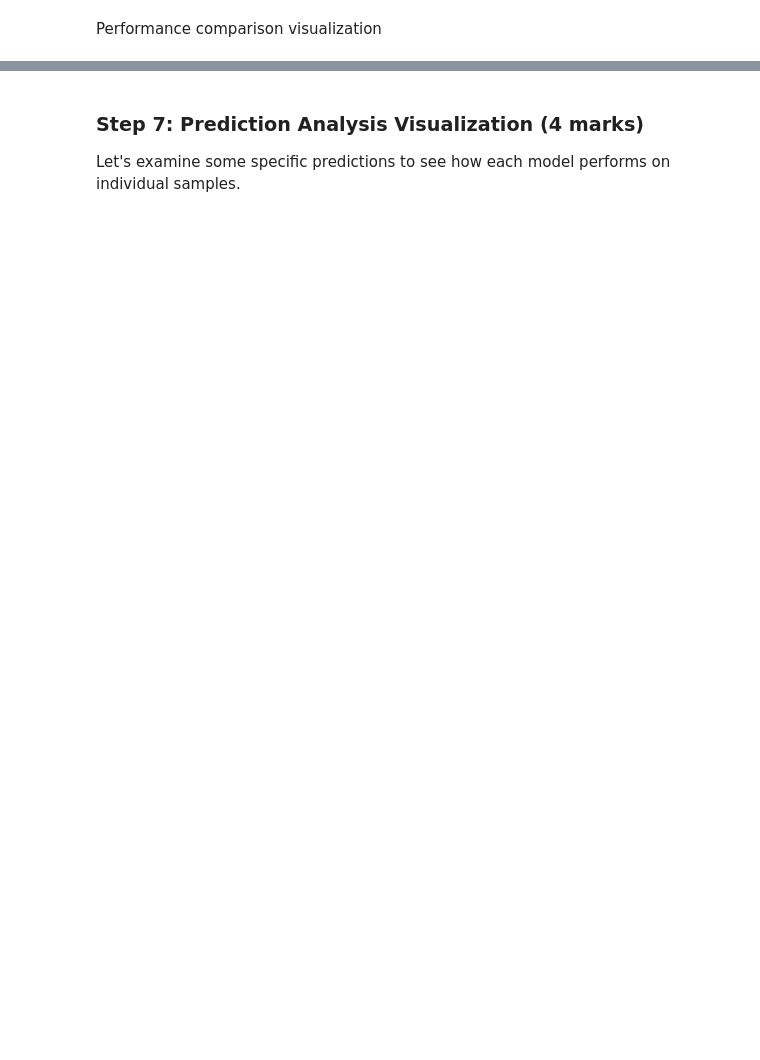
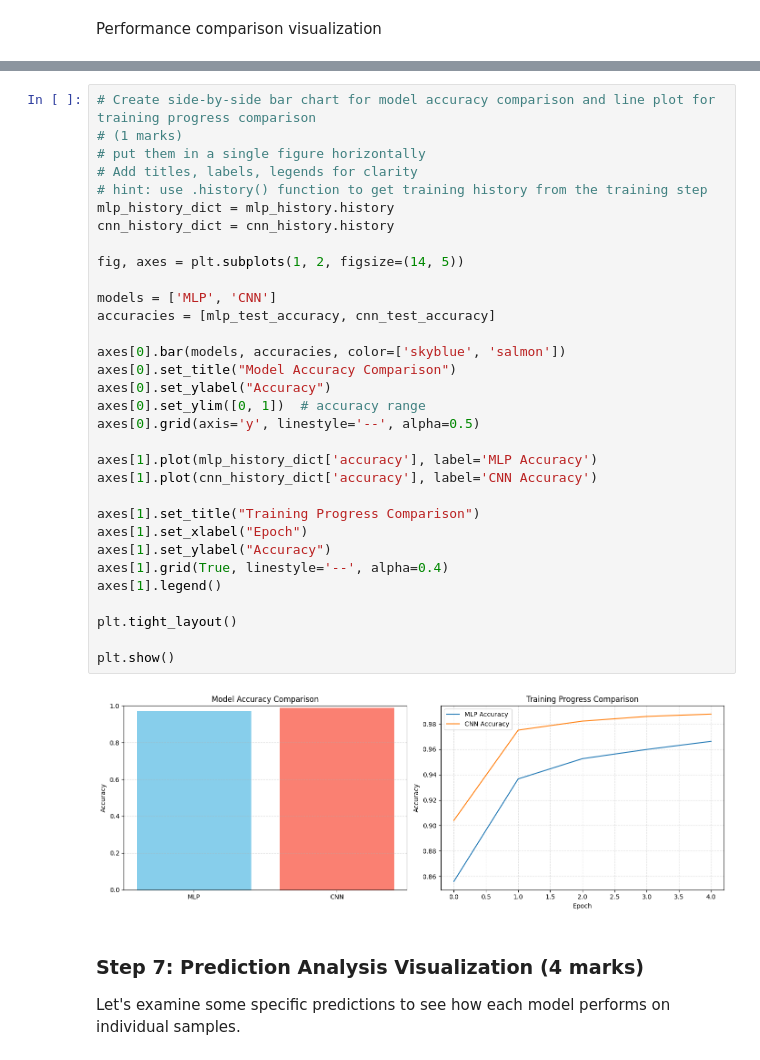
Before and after one commit to GlenaHussein/ENGG680_2025_Fall, a Jupyter notebook: Lab Assignment 2/Assignment2_upload.ipynb, the cells around one changed output, grey strips where cells are left out. Saved outputs shown, nothing was run; the diff lists cells and outputs as text; blank space fills up the shorter version.

```diff
--- a/Lab Assignment 2/Assignment2_upload.ipynb
+++ b/Lab Assignment 2/Assignment2_upload.ipynb
@@ -1589,3 +1517,37 @@ plt.show()
+# %%
+# Create side-by-side bar chart for model accuracy comparison and line plot for training progress comparison
+# (1 marks)
+# put them in a single figure horizontally
+# Add titles, labels, legends for clarity
+# hint: use .history() function to get training history from the training step
+mlp_history_dict = mlp_history.history
+cnn_history_dict = cnn_history.history
+
+fig, axes = plt.subplots(1, 2, figsize=(14, 5))
+
+models = ['MLP', 'CNN']
+accuracies = [mlp_test_accuracy, cnn_test_accuracy]
+
+axes[0].bar(models, accuracies, color=['skyblue', 'salmon'])
+axes[0].set_title("Model Accuracy Comparison")
+axes[0].set_ylabel("Accuracy")
+axes[0].set_ylim([0, 1])  # accuracy range
+axes[0].grid(axis='y', linestyle='--', alpha=0.5)
+
+axes[1].plot(mlp_history_dict['accuracy'], label='MLP Accuracy')
+axes[1].plot(cnn_history_dict['accuracy'], label='CNN Accuracy')
+
+axes[1].set_title("Training Progress Comparison")
+axes[1].set_xlabel("Epoch")
+axes[1].set_ylabel("Accuracy")
+axes[1].grid(True, linestyle='--', alpha=0.4)
+axes[1].legend()
+
+plt.tight_layout()
+
+plt.show()
+# %% [output]
+[figure, added]
 # %% [markdown]
 ### Step 7: Prediction Analysis Visualization (4 marks)
 
```
Also changed, not shown: parts of 15 cells of this notebook.
